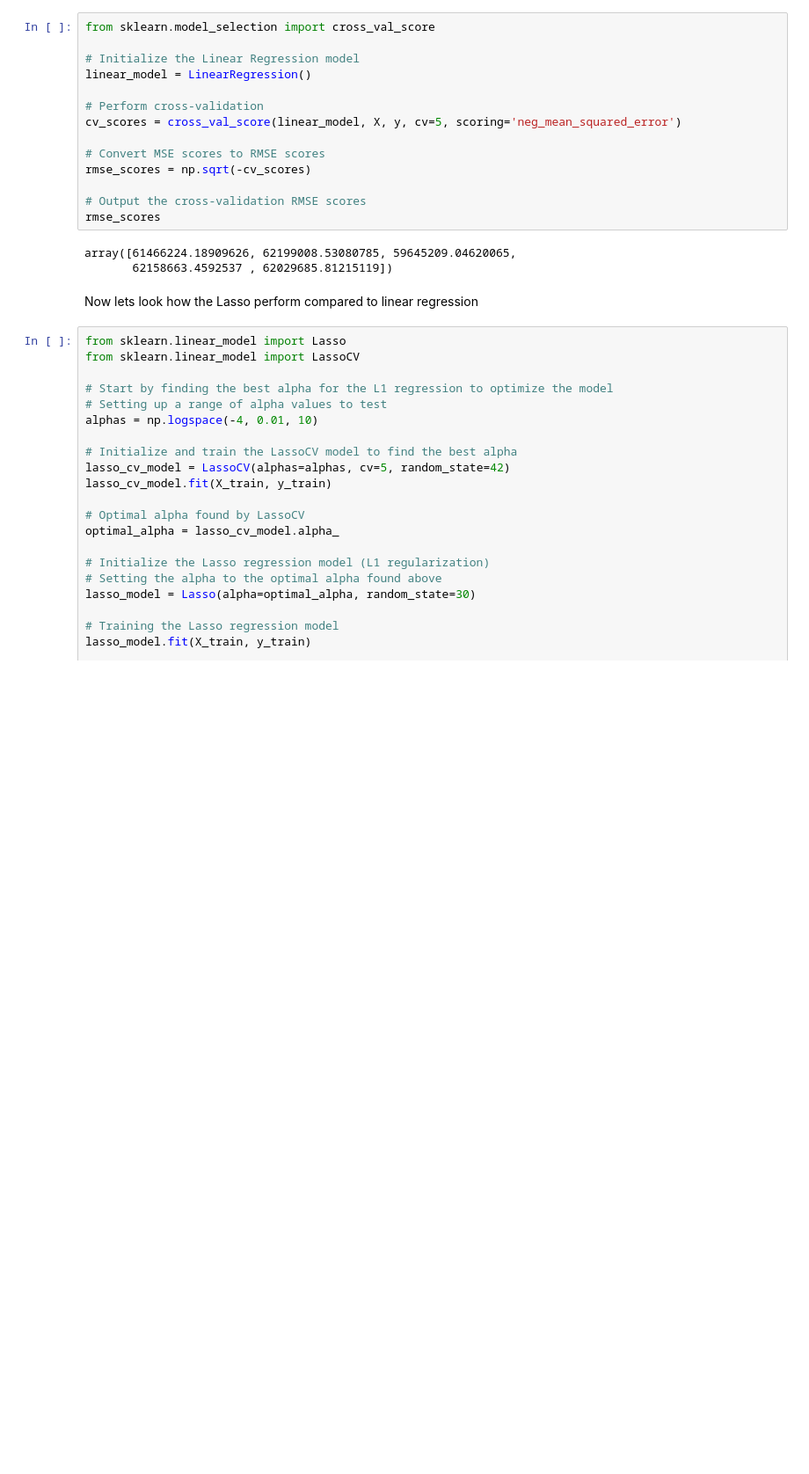
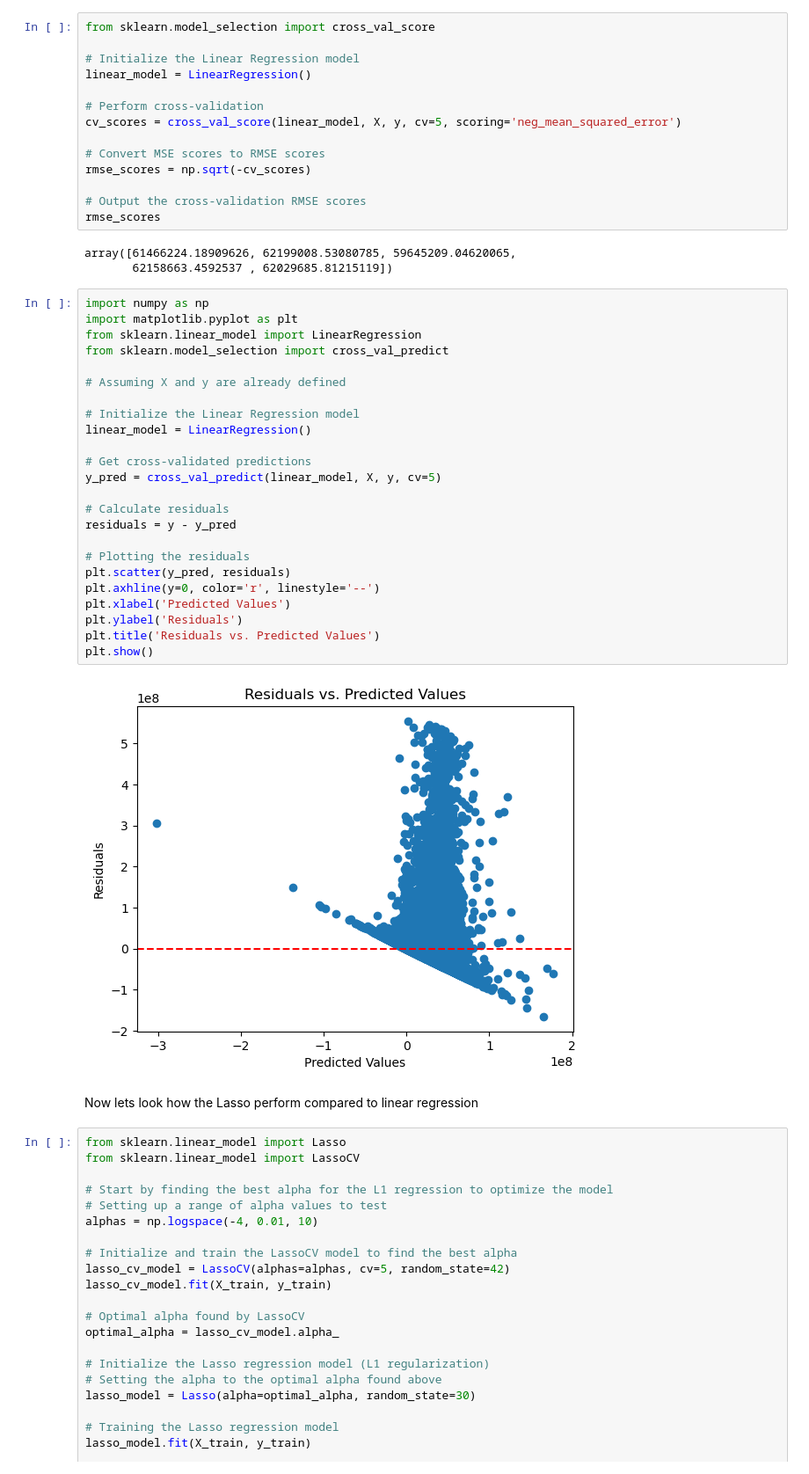
Before and after one commit to AndreasHaavik/BigDataSpotify, a Jupyter notebook: dataModeling_it3.ipynb, the cells around one changed output. Shown at 88% size. Cells and saved outputs as stored; diff of their text form; blank space fills up the shorter version.

```diff
--- a/dataModeling_it3.ipynb
+++ b/dataModeling_it3.ipynb
@@ -305,6 +327,32 @@ rmse_scores
 # %% [output]
 array([61466224.18909626, 62199008.53080785, 59645209.04620065,
        62158663.4592537 , 62029685.81215119])
+# %%
+import numpy as np
+import matplotlib.pyplot as plt
+from sklearn.linear_model import LinearRegression
+from sklearn.model_selection import cross_val_predict
+
+# Assuming X and y are already defined
+
+# Initialize the Linear Regression model
+linear_model = LinearRegression()
+
+# Get cross-validated predictions
+y_pred = cross_val_predict(linear_model, X, y, cv=5)
+
+# Calculate residuals
+residuals = y - y_pred
+
+# Plotting the residuals
+plt.scatter(y_pred, residuals)
+plt.axhline(y=0, color='r', linestyle='--')
+plt.xlabel('Predicted Values')
+plt.ylabel('Residuals')
+plt.title('Residuals vs. Predicted Values')
+plt.show()
+# %% [output]
+[figure, added]
 # %% [markdown]
 Now lets look how the Lasso perform compared to linear regression
 # %%
```
Also changed, not shown: parts of 10 cells of this notebook, 3 other files.
